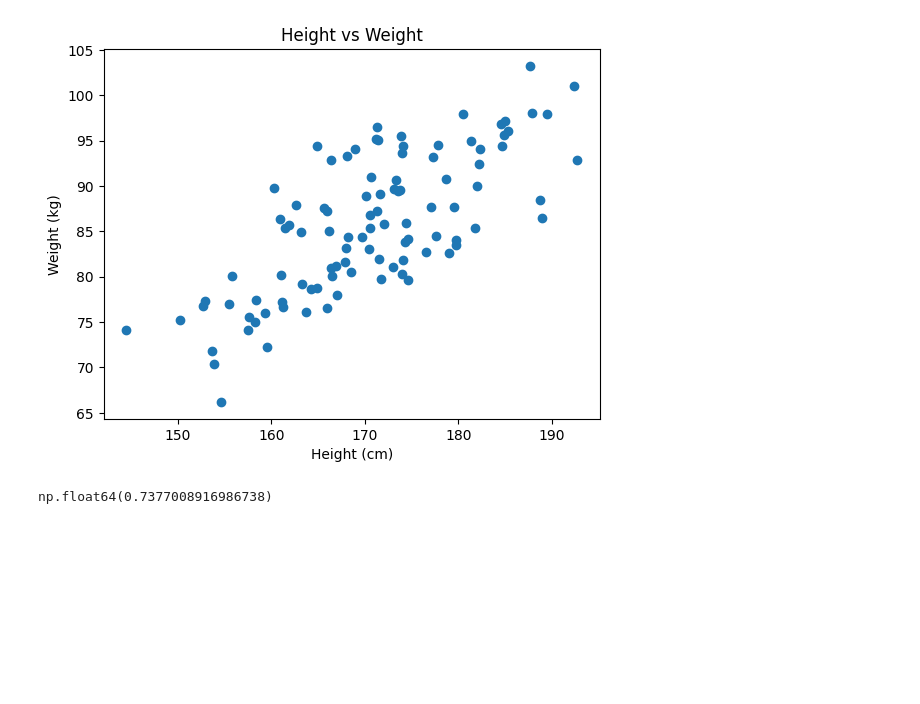
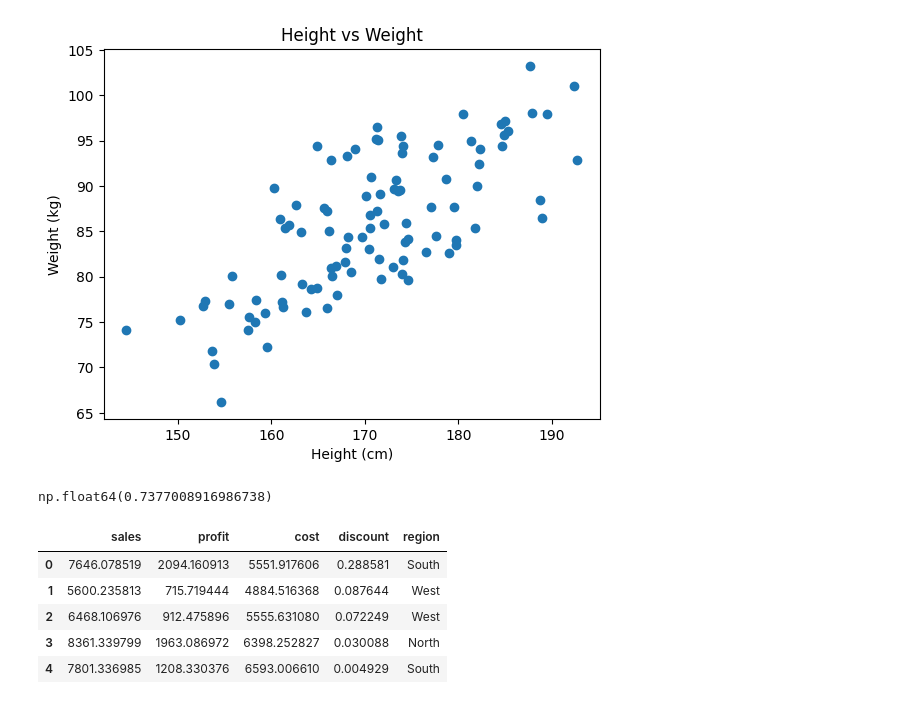
Before and after one commit to rahul8879/rbyte_ai_engineering, a Jupyter notebook: math/basic_stats.ipynb, the cells around one changed output. Saved outputs shown, nothing was run; the diff lists cells and outputs as text; code cells hidden in the pictures; blank space fills up the shorter version.

```diff
--- a/math/basic_stats.ipynb
+++ b/math/basic_stats.ipynb
@@ -429,3 +429,25 @@ correlation = np.corrcoef(df_hw['height'], df_hw['weight'])[0, 1]
 correlation
 # %% [output]
 np.float64(0.7377008916986738)
+# %%
+# lets create retail dataset with sales and profit
+import numpy as np
+import pandas as pd
+np.random.seed(0)
+n_samples = 100
+sales = np.random.normal(loc=5000, scale=1500, size=n_samples)
+profits = sales * 0.2 + np.random.normal(loc=0, scale=300, size=n_samples)
+df_retail = pd.DataFrame({'sales': sales, 'profit': profits})
+df_retail.head()
+# lets add more columns
+df_retail['cost'] = df_retail['sales'] - df_retail['profit']
+df_retail['discount'] = np.random.uniform(0, 0.3, size=n_samples)
+df_retail['region'] = np.random.choice(['North', 'South', 'East', 'West'], size=n_samples)
+df_retail.head()
+# %% [output]
+|  | sales | profit | cost | discount | region |
+| 0 | 7646.078519 | 2094.160913 | 5551.917606 | 0.288581 | South |
+| 1 | 5600.235813 | 715.719444 | 4884.516368 | 0.087644 | West |
+| 2 | 6468.106976 | 912.475896 | 5555.631080 | 0.072249 | West |
+| 3 | 8361.339799 | 1963.086972 | 6398.252827 | 0.030088 | North |
+| 4 | 7801.336985 | 1208.330376 | 6593.006610 | 0.004929 | South |
```
Also changed, not shown: parts of 2 cells of this notebook.
